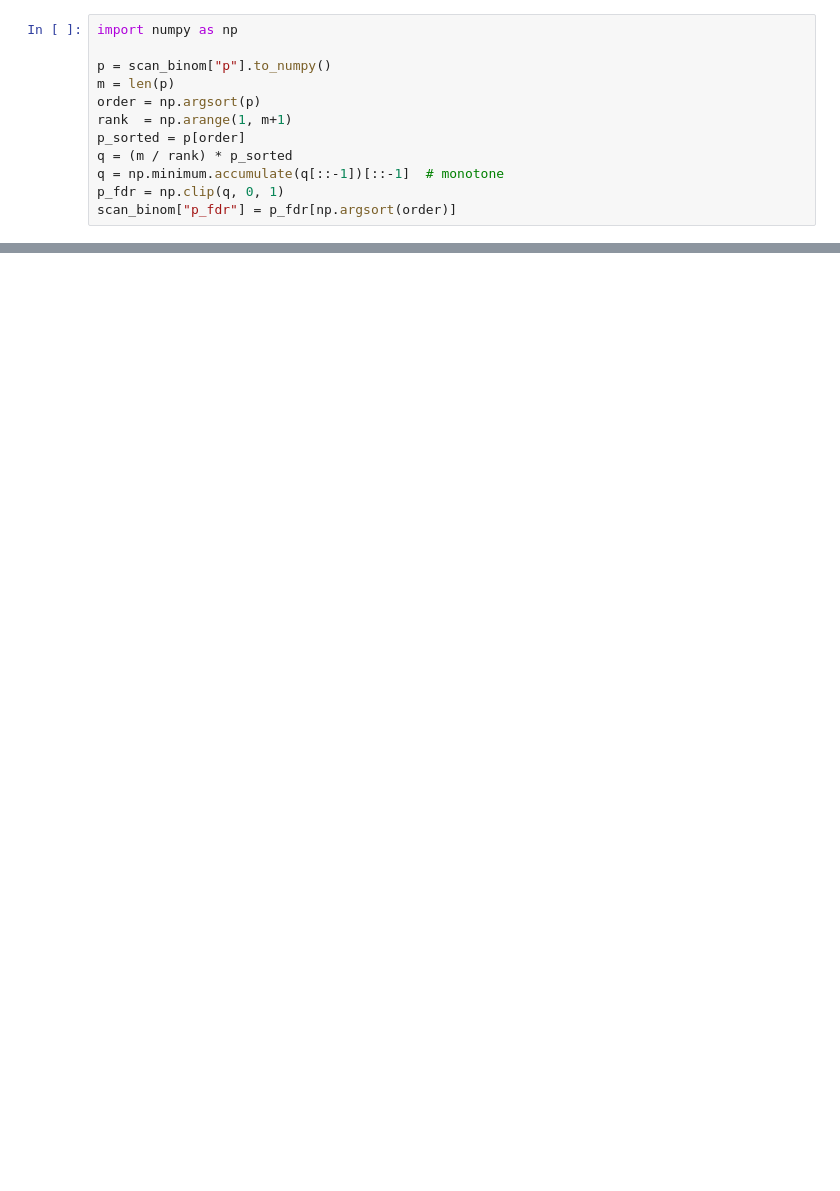
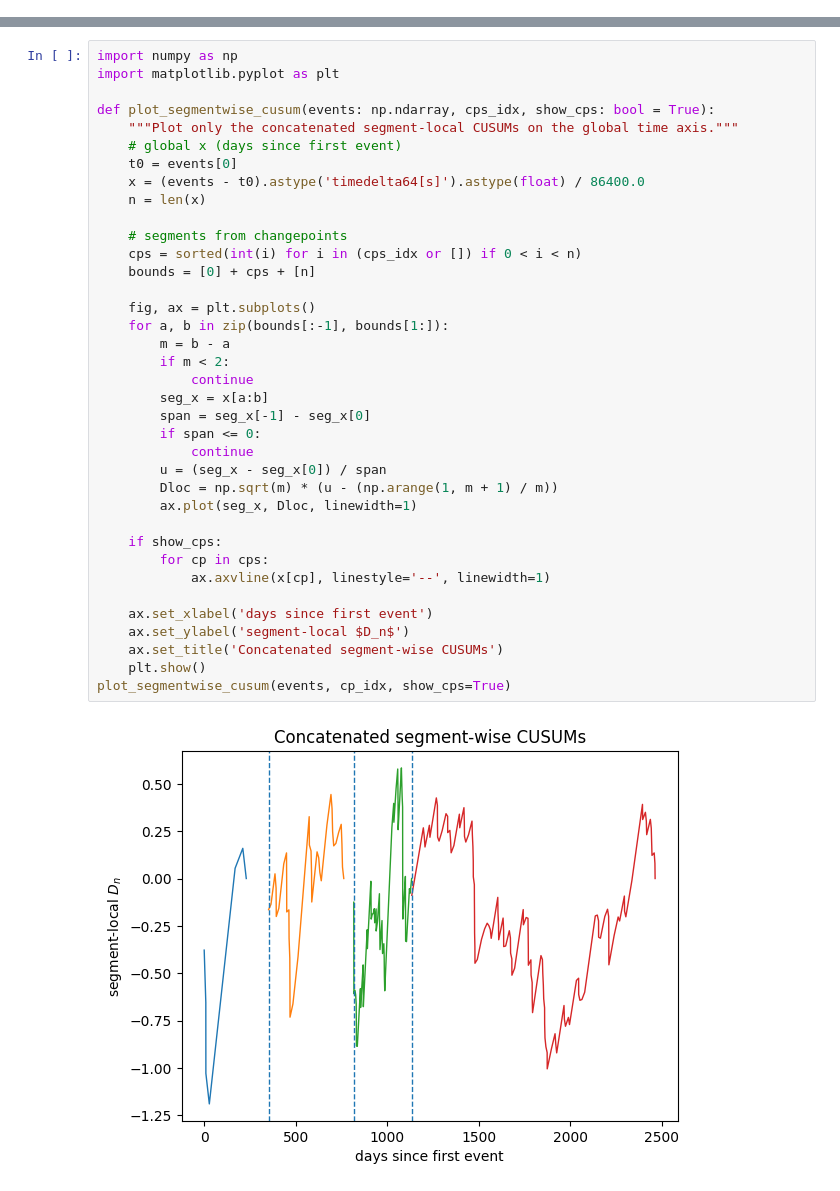
Before and after one commit to Habenzu/ECB_Topic_Chronicles, a Jupyter notebook: timeseries_analysis.ipynb, the cells around one changed output, grey strips where cells are left out. Saved outputs shown, nothing was run; the diff lists cells and outputs as text; blank space fills up the shorter version.

```diff
--- a/timeseries_analysis.ipynb
+++ b/timeseries_analysis.ipynb
@@ -189,12 +62,0 @@ NameError: name 'multipletests' is not defined
-# %%
-import numpy as np
-
-p = scan_binom["p"].to_numpy()
-m = len(p)
-order = np.argsort(p)
-rank  = np.arange(1, m+1)
-p_sorted = p[order]
-q = (m / rank) * p_sorted
-q = np.minimum.accumulate(q[::-1])[::-1]  # monotone
-p_fdr = np.clip(q, 0, 1)
-scan_binom["p_fdr"] = p_fdr[np.argsort(order)]
@@ -221,0 +413,39 @@ Name: count, dtype: int64
+# %%
+import numpy as np
+import matplotlib.pyplot as plt
+
+def plot_segmentwise_cusum(events: np.ndarray, cps_idx, show_cps: bool = True):
+    """Plot only the concatenated segment-local CUSUMs on the global time axis."""
+    # global x (days since first event)
+    t0 = events[0]
+    x = (events - t0).astype('timedelta64[s]').astype(float) / 86400.0
+    n = len(x)
+
+    # segments from changepoints
+    cps = sorted(int(i) for i in (cps_idx or []) if 0 < i < n)
+    bounds = [0] + cps + [n]
+
+    fig, ax = plt.subplots()
+    for a, b in zip(bounds[:-1], bounds[1:]):
+        m = b - a
+        if m < 2:
+            continue
+        seg_x = x[a:b]
+        span = seg_x[-1] - seg_x[0]
+        if span <= 0:
+            continue
+        u = (seg_x - seg_x[0]) / span
+        Dloc = np.sqrt(m) * (u - (np.arange(1, m + 1) / m))
+        ax.plot(seg_x, Dloc, linewidth=1)
+
+    if show_cps:
+        for cp in cps:
+            ax.axvline(x[cp], linestyle='--', linewidth=1)
+
+    ax.set_xlabel('days since first event')
+    ax.set_ylabel('segment-local $D_n$')
+    ax.set_title('Concatenated segment-wise CUSUMs')
+    plt.show()
+plot_segmentwise_cusum(events, cp_idx, show_cps=True)
+# %% [output]
+[figure, added]
```
Also changed, not shown: parts of 28 cells of this notebook.
